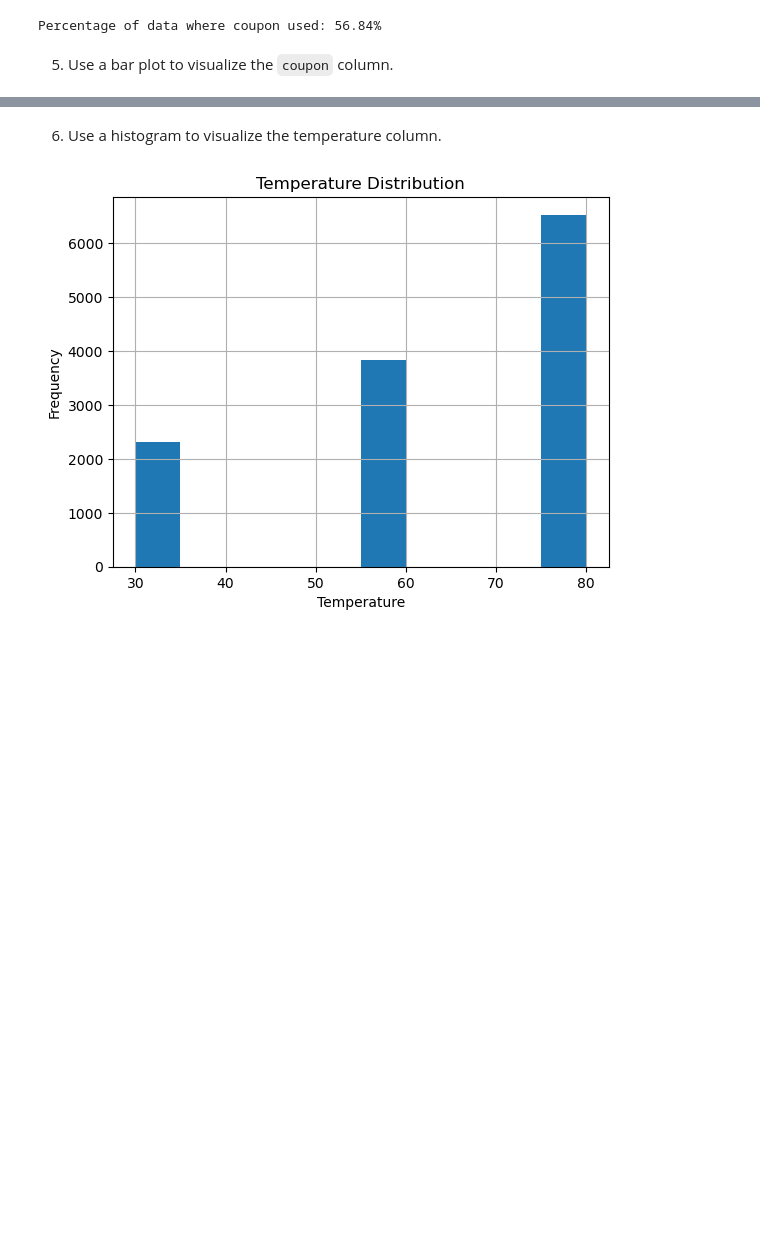
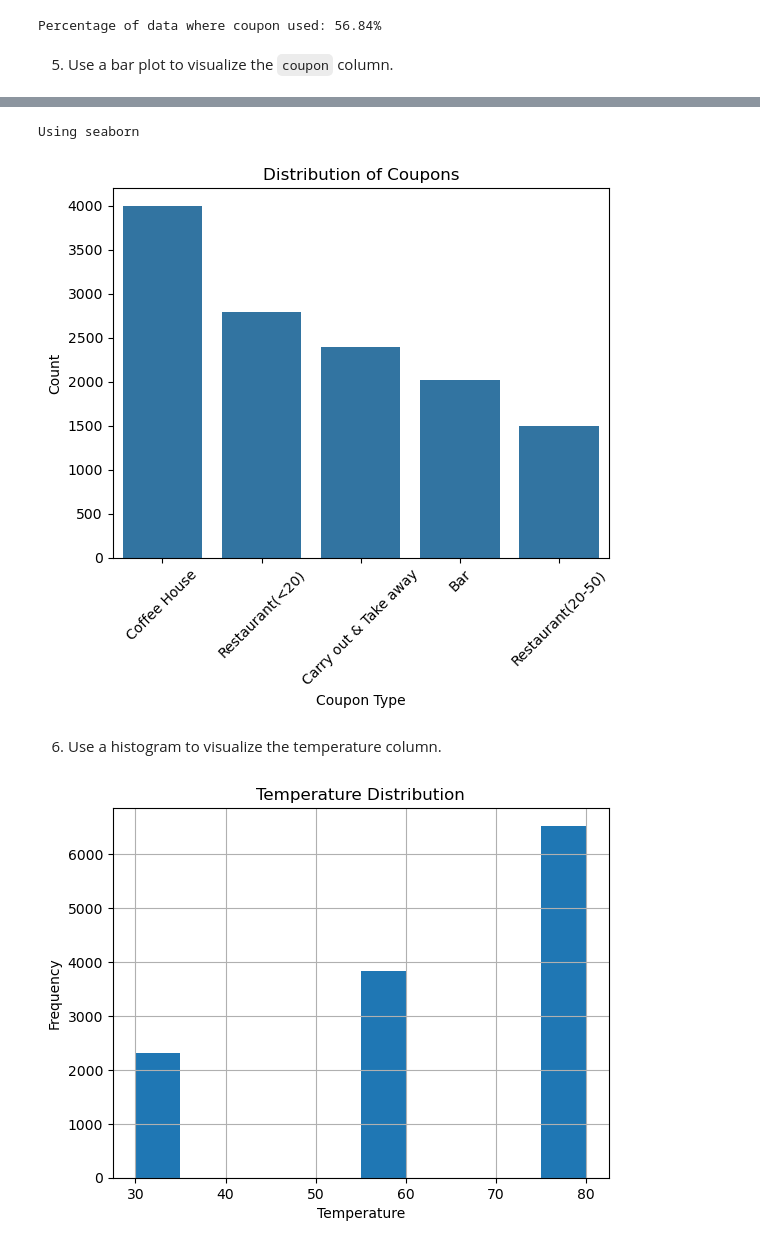
Before and after one commit to ayamundhenk/Assignment5.1, a Jupyter notebook: prompt.ipynb, the cells around one changed output, grey strips where cells are left out. Saved outputs shown, nothing was run; the diff lists cells and outputs as text; code cells hidden in the pictures; blank space fills up the shorter version.

```diff
--- a/prompt.ipynb
+++ b/prompt.ipynb
@@ -145,3 +162,18 @@ plt.show()
+# %%
+print('Using seaborn')
+ordered = data['coupon'].value_counts().index
+sns.countplot(data=data, x='coupon', order=ordered)
+
+plt.title('Distribution of Coupons')
+plt.xlabel('Coupon Type')
+plt.ylabel('Count')
+plt.xticks(rotation=45)
+
+# Display the plot
+plt.show()
+# %% [output]
+Using seaborn
+[figure, added]
 # %% [markdown]
 6. Use a histogram to visualize the temperature column.
 # %%
```
Also changed, not shown: parts of 12 cells of this notebook.
